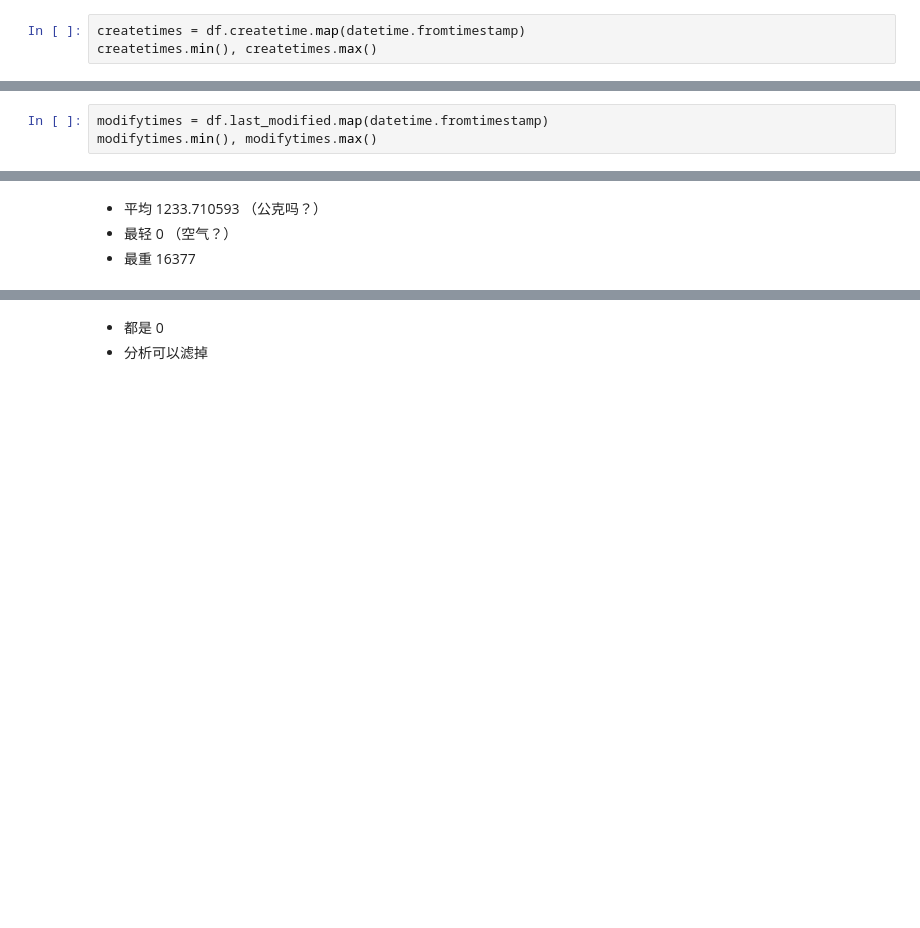
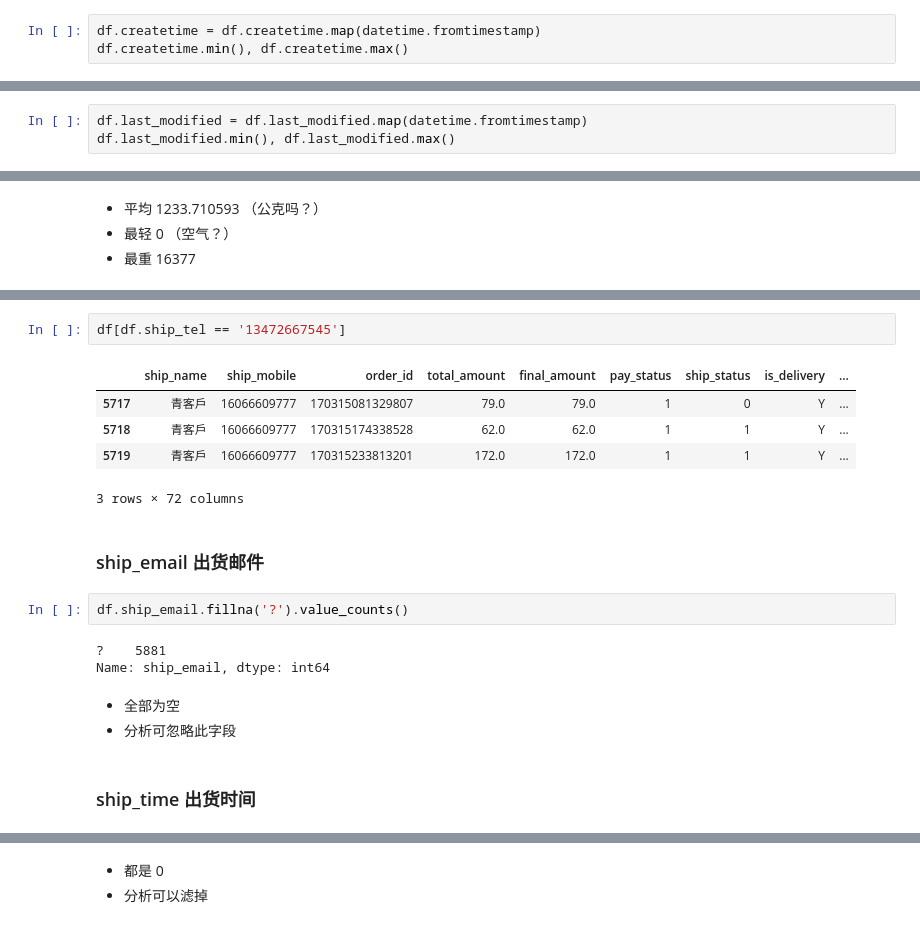
Before and after one commit to hugolu/learn-data-analysis, a Jupyter notebook: yimi/try-exploration.ipynb, the cells around one changed output, grey strips where cells are left out. Drawn from its saved outputs; the diff is of its cells as text; blank space fills up the shorter version.

```diff
--- a/yimi/try-exploration.ipynb
+++ b/yimi/try-exploration.ipynb
@@ -124,6 +161,6 @@ Name: erp_status, dtype: int64
 # %%
-createtimes = df.createtime.map(datetime.fromtimestamp)
-createtimes.min(), createtimes.max()
+df.createtime = df.createtime.map(datetime.fromtimestamp)
+df.createtime.min(), df.createtime.max()
 # %% [output]
 (Timestamp('2017-01-01 06:51:11'), Timestamp('2017-03-21 19:25:09'))
 # %%
@@ -141,6 +178,6 @@ createtimes.hist(bins=30, figsize=(12,6))
 # %%
-modifytimes = df.last_modified.map(datetime.fromtimestamp)
-modifytimes.min(), modifytimes.max()
+df.last_modified = df.last_modified.map(datetime.fromtimestamp)
+df.last_modified.min(), df.last_modified.max()
 # %% [output]
 (Timestamp('2017-01-01 12:39:04'), Timestamp('2017-03-21 19:35:30'))
 # %%
@@ -316,0 +601,20 @@ df.cost_payment.value_counts()
+# %%
+df[df.ship_tel == '13472667545']
+# %% [output]
+|  | ship_name | ship_mobile | order_id | total_amount | final_amount | pay_status | ship_status | is_delivery | ... |
+| 5717 | 青客戶 | 16066609777 | 170315081329807 | 79.0 | 79.0 | 1 | 0 | Y | ... |
+| 5718 | 青客戶 | 16066609777 | 170315174338528 | 62.0 | 62.0 | 1 | 1 | Y | ... |
+| 5719 | 青客戶 | 16066609777 | 170315233813201 | 172.0 | 172.0 | 1 | 1 | Y | ... |
+3 rows × 72 columns
+# %% [markdown]
+### ship_email 出货邮件
+# %%
+df.ship_email.fillna('?').value_counts()
+# %% [output]
+?    5881
+Name: ship_email, dtype: int64
+# %% [markdown]
+- 全部为空
+- 分析可忽略此字段
+# %% [markdown]
+### ship_time 出货时间
```
Also changed, not shown: parts of 159 cells of this notebook.
